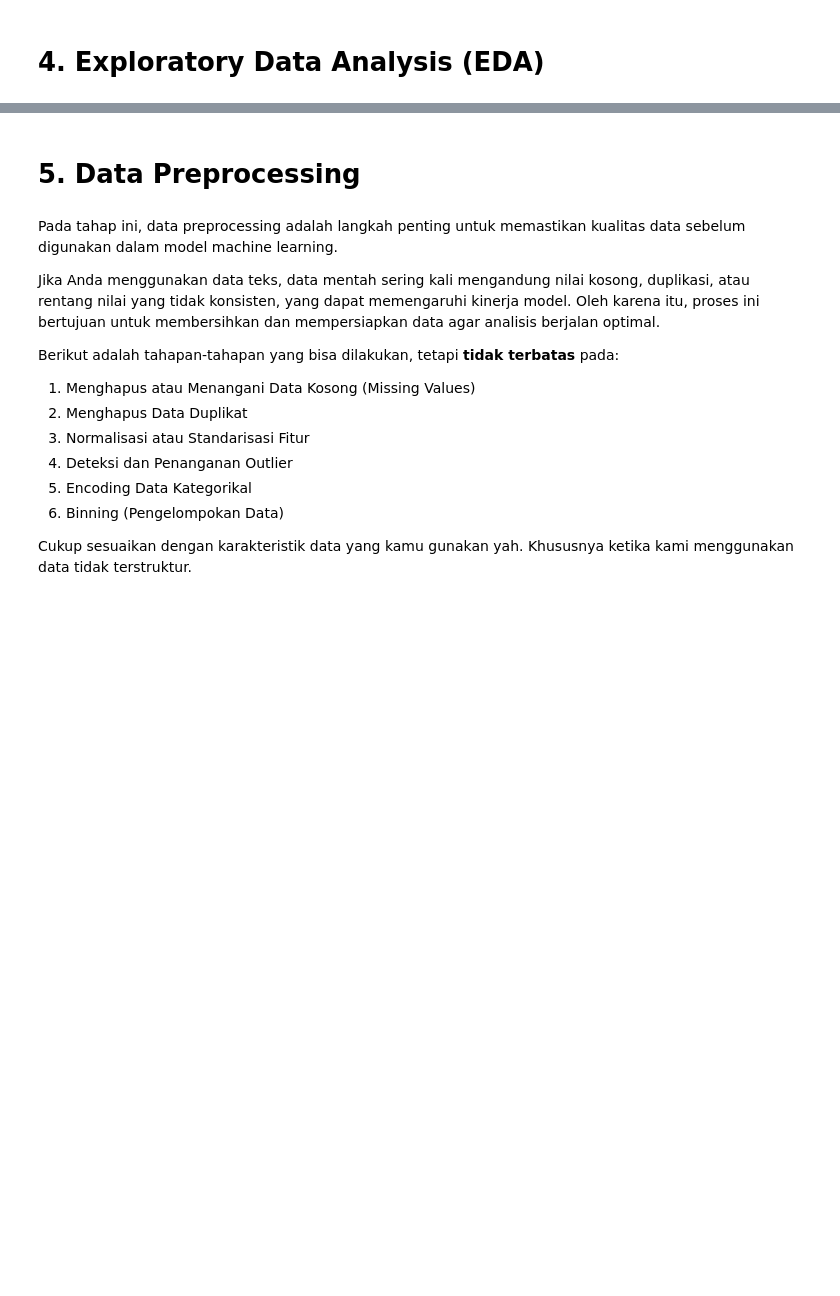
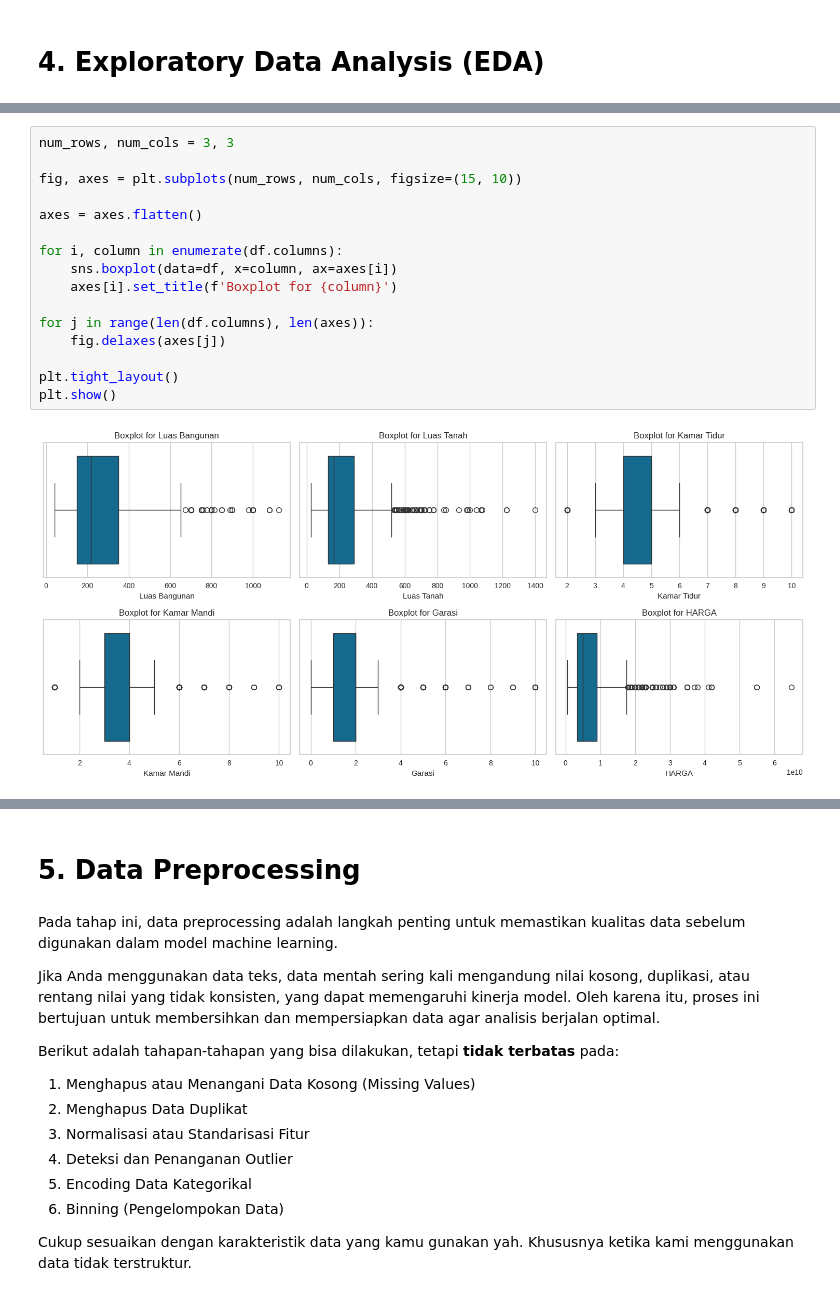
Before and after one commit to mochyusuf/Eksperimen_SML_Mochamad-Yusuf, a Jupyter notebook: preprocessing/Eksperimen_Mochamad_Yusuf.ipynb, the cells around one changed output, grey strips where cells are left out. Saved outputs shown, nothing was run; the diff lists cells and outputs as text; blank space fills up the shorter version.

```diff
--- a/preprocessing/Eksperimen_Mochamad_Yusuf.ipynb
+++ b/preprocessing/Eksperimen_Mochamad_Yusuf.ipynb
@@ -178,0 +119,18 @@ plt.show()
+# %%
+num_rows, num_cols = 3, 3
+
+fig, axes = plt.subplots(num_rows, num_cols, figsize=(15, 10))
+
+axes = axes.flatten()
+
+for i, column in enumerate(df.columns):
+    sns.boxplot(data=df, x=column, ax=axes[i])
+    axes[i].set_title(f'Boxplot for {column}')
+
+for j in range(len(df.columns), len(axes)):
+    fig.delaxes(axes[j])
+
+plt.tight_layout()
+plt.show()
+# %% [output]
+[figure, added]
```
Also changed, not shown: parts of 30 cells of this notebook, 5 other files.
